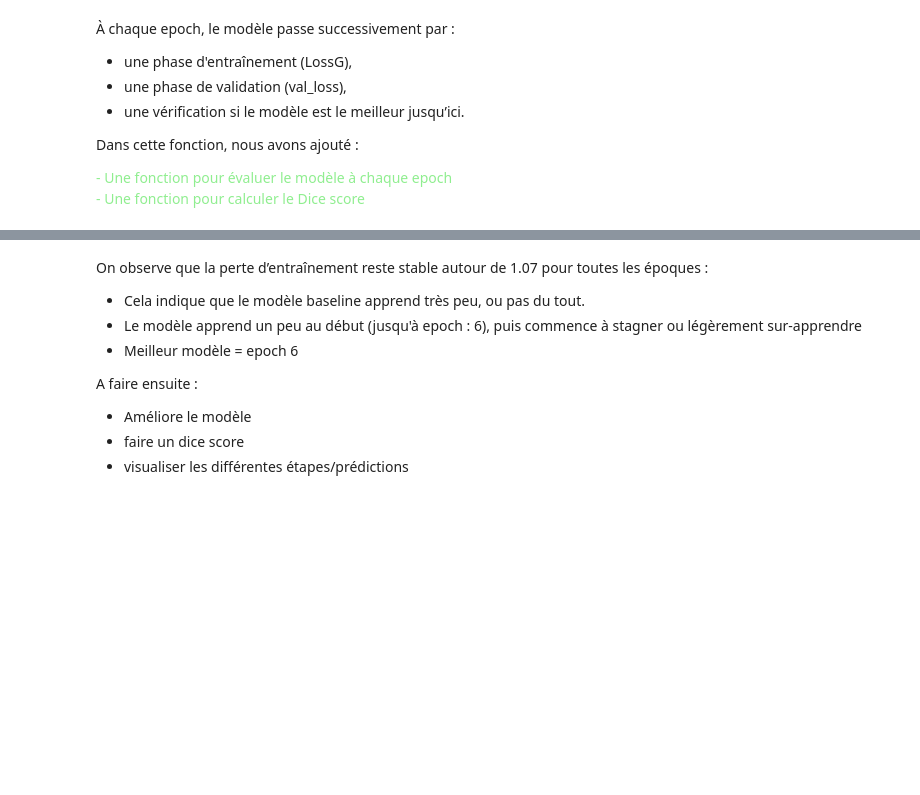
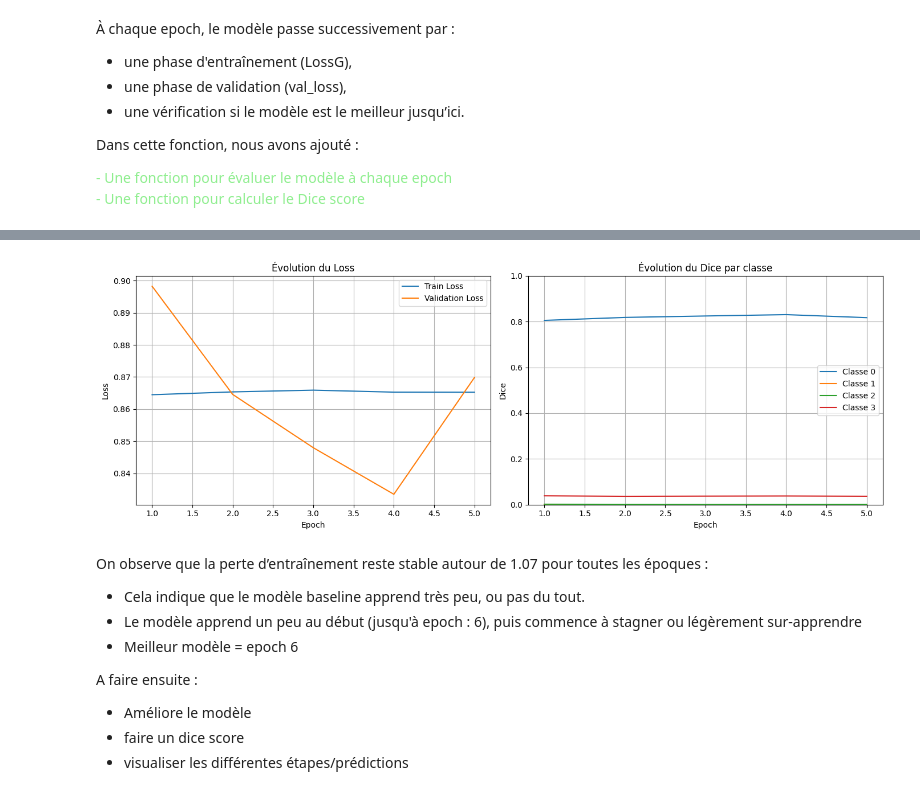
Before and after one commit to nicolasweill/MTI865-Challenge-Automated-Cardiac-Diagnosis-Challenge, a Jupyter notebook: mainSegmentationChallenge.ipynb, the cells around one changed output, grey strips where cells are left out. Cells and saved outputs as stored; diff of their text form; code cells hidden in the pictures; blank space fills up the shorter version.

```diff
--- a/mainSegmentationChallenge.ipynb
+++ b/mainSegmentationChallenge.ipynb
@@ -368,3 +489,43 @@ Best model found at epoch 0 with validation loss = 1.6403
+# %%
+
+def plot_training_curves(loss_train, loss_val, dice_list):
+
+    epochs = np.arange(1, len(loss_train) + 1)
+
+    plt.figure(figsize=(14,5))
+
+    # ----- TRAIN / VAL LOSS -----
+    plt.subplot(1,2,1)
+    plt.plot(epochs, loss_train, label="Train Loss")
+    plt.plot(epochs, loss_val, label="Validation Loss")
+    plt.xlabel("Epoch")
+    plt.ylabel("Loss")
+    plt.title("Évolution du Loss")
+    plt.legend()
+    plt.grid(True)
+
+    # ----- DICE SCORE -----
+    plt.subplot(1,2,2)
+
+    dice_array = np.array(dice_list)  # shape: [epochs, num_classes]
+    num_classes = dice_array.shape[1]
+
+    for c in range(num_classes):
+        plt.plot(epochs, dice_array[:, c], label=f"Classe {c}")
+
+    plt.xlabel("Epoch")
+    plt.ylabel("Dice")
+    plt.title("Évolution du Dice par classe")
+    plt.ylim(0, 1)
+    plt.legend()
+    plt.grid(True)
+
+    plt.tight_layout()
+    plt.show()
+
+plot_training_curves(lossTotalTraining, val_loss_list, dice_list)
+# %% [output]
+[figure, added]
 # %% [markdown]
 On observe que la perte d’entraînement reste stable autour de 1.07 pour toutes les époques :
 - Cela indique que le modèle baseline apprend très peu, ou pas du tout.
```
Also changed, not shown: parts of 6 cells of this notebook, 8 other files.
